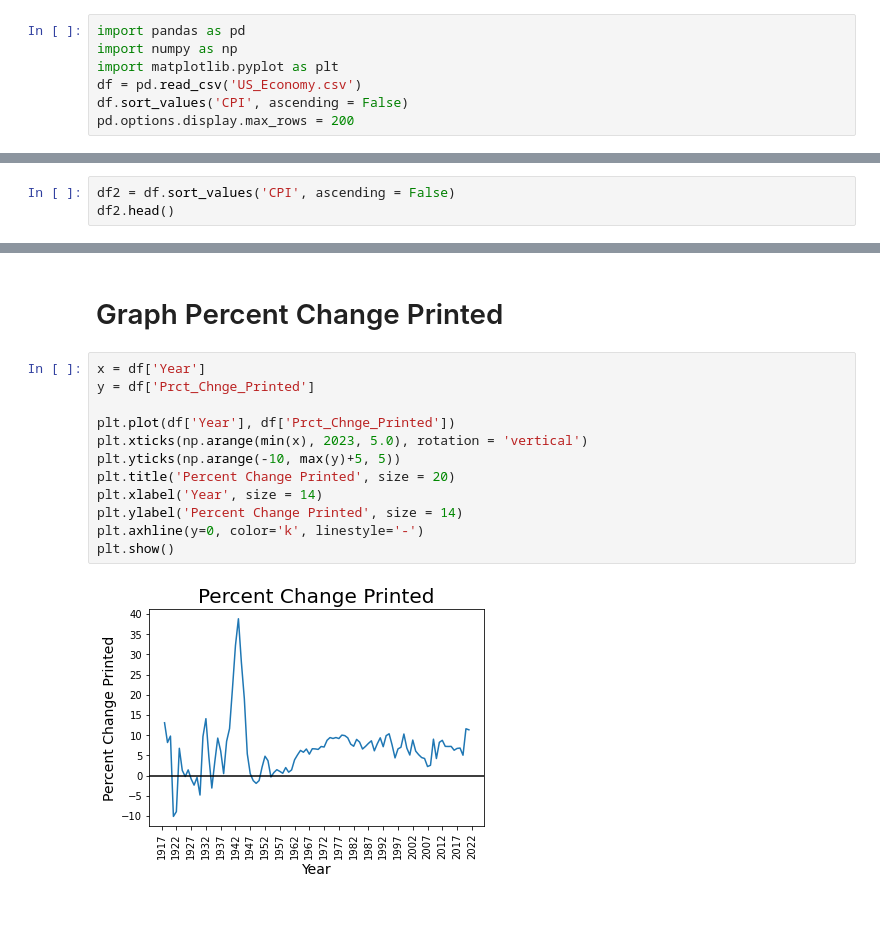
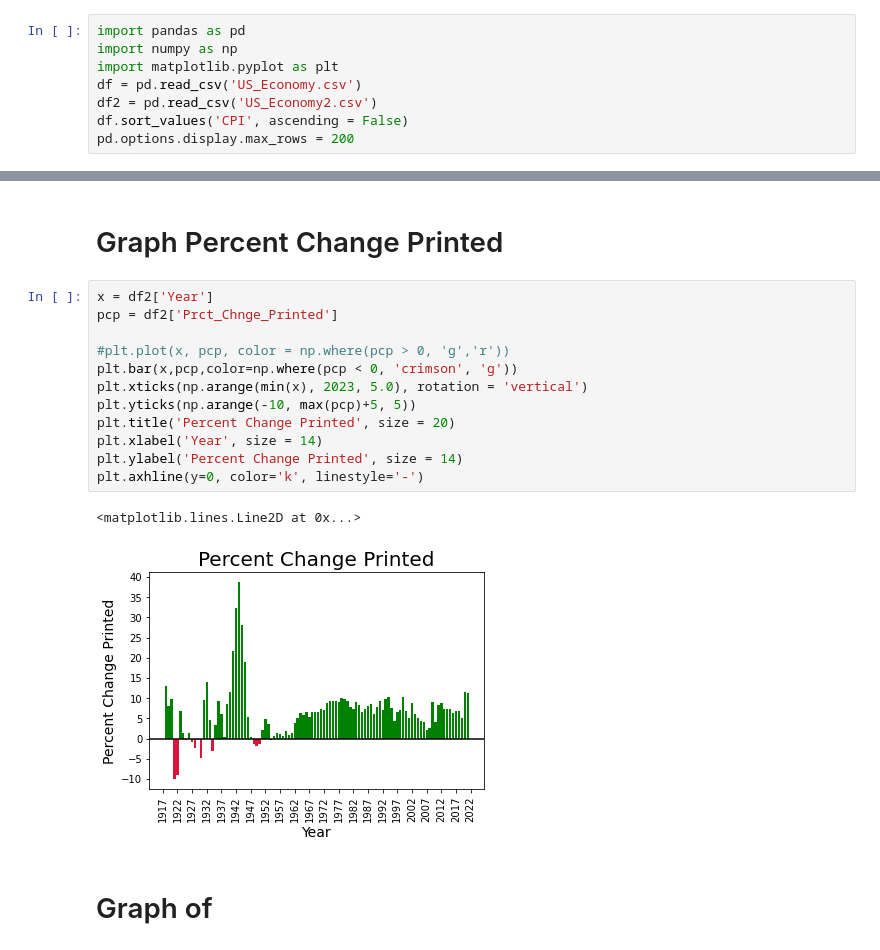
Before and after one commit to ethompson17/US-Economic-Project, a Jupyter notebook: US Economy.ipynb, the cells around one changed output, grey strips where cells are left out. Saved outputs shown, nothing was run; the diff lists cells and outputs as text; blank space fills up the shorter version.

```diff
--- a/US Economy.ipynb
+++ b/US Economy.ipynb
@@ -5,10 +7,8 @@ import pandas as pd
 import numpy as np
 import matplotlib.pyplot as plt
 df = pd.read_csv('US_Economy.csv')
+df2 = pd.read_csv('US_Economy2.csv')
 df.sort_values('CPI', ascending = False)
 pd.options.display.max_rows = 200
 # %% [markdown]
 # Raw Data
-# %%
-df2 = df.sort_values('CPI', ascending = False)
-df2.head()
@@ -67,16 +95,19 @@ plt.show()
 # %% [markdown]
 # Graph Percent Change Printed
 # %%
-x = df['Year']
-y = df['Prct_Chnge_Printed']
+x = df2['Year']
+pcp = df2['Prct_Chnge_Printed']
 
-plt.plot(df['Year'], df['Prct_Chnge_Printed'])
+#plt.plot(x, pcp, color = np.where(pcp > 0, 'g','r'))
+plt.bar(x,pcp,color=np.where(pcp < 0, 'crimson', 'g'))
 plt.xticks(np.arange(min(x), 2023, 5.0), rotation = 'vertical')
-plt.yticks(np.arange(-10, max(y)+5, 5))
+plt.yticks(np.arange(-10, max(pcp)+5, 5))
 plt.title('Percent Change Printed', size = 20)
 plt.xlabel('Year', size = 14)
 plt.ylabel('Percent Change Printed', size = 14)
 plt.axhline(y=0, color='k', linestyle='-')
-plt.show()
 # %% [output]
+<matplotlib.lines.Line2D at 0x...>
-[figure, old version]
+[figure, new version]
+# %% [markdown]
+# Graph of
```
Also changed, not shown: parts of 10 cells of this notebook.
